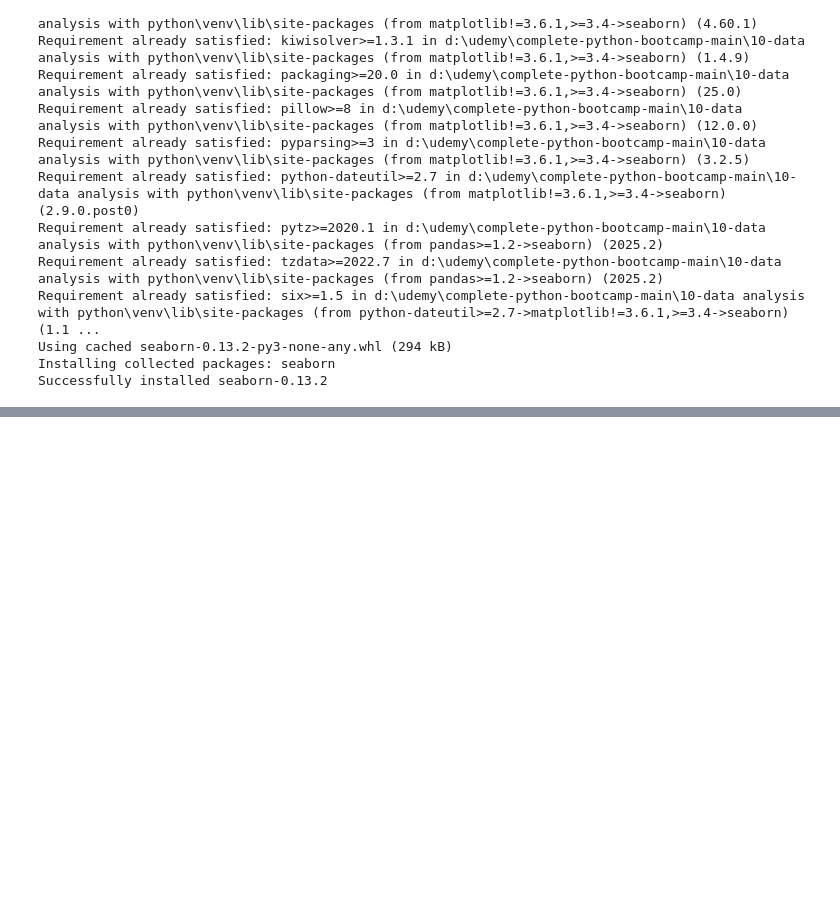
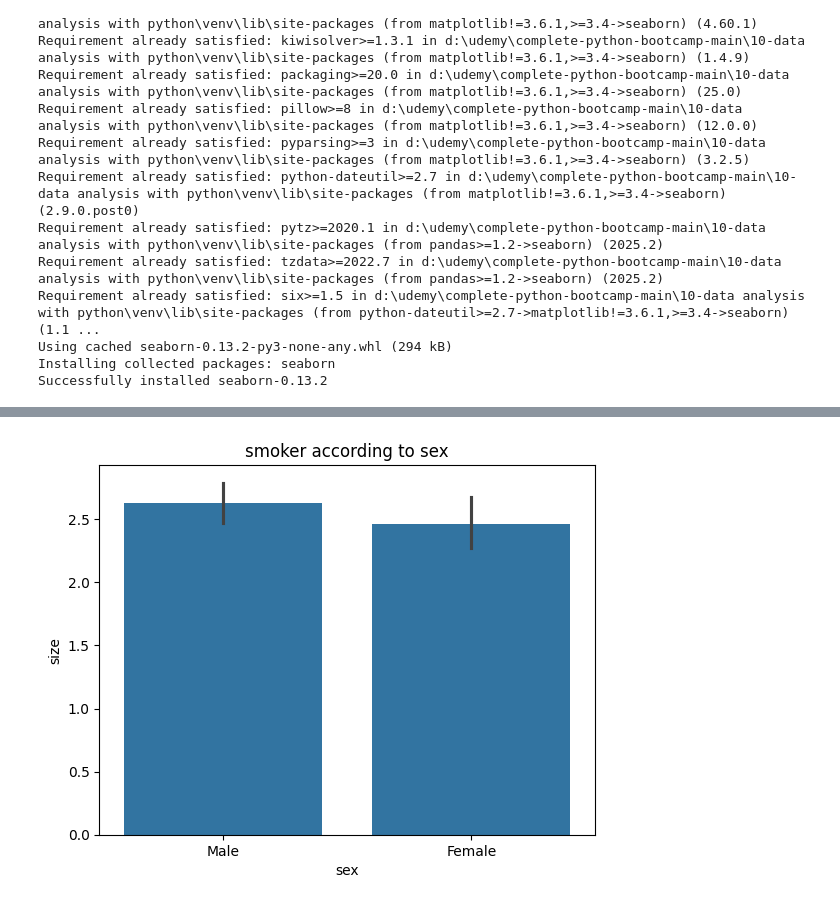
Before and after one commit to DeepakMangale/Complete-Python-Bootcamp-main, a Jupyter notebook: 10-Data Analysis With Python/10.6-seaborn.ipynb, the cells around one changed output, grey strips where cells are left out. Saved outputs shown, nothing was run; the diff lists cells and outputs as text; code cells hidden in the pictures; blank space fills up the shorter version.

```diff
--- a/10-Data Analysis With Python/10.6-seaborn.ipynb
+++ b/10-Data Analysis With Python/10.6-seaborn.ipynb
@@ -27,0 +62,9 @@ import seaborn as sns
+# %%
+## categorical plots
+# bar plot
+
+sns.barplot(x="sex",y="size",data=tips)
+plt.title("smoker according to sex")
+plt.show()
+# %% [output]
+[figure, added]
```
Also changed, not shown: parts of 15 cells of this notebook.
